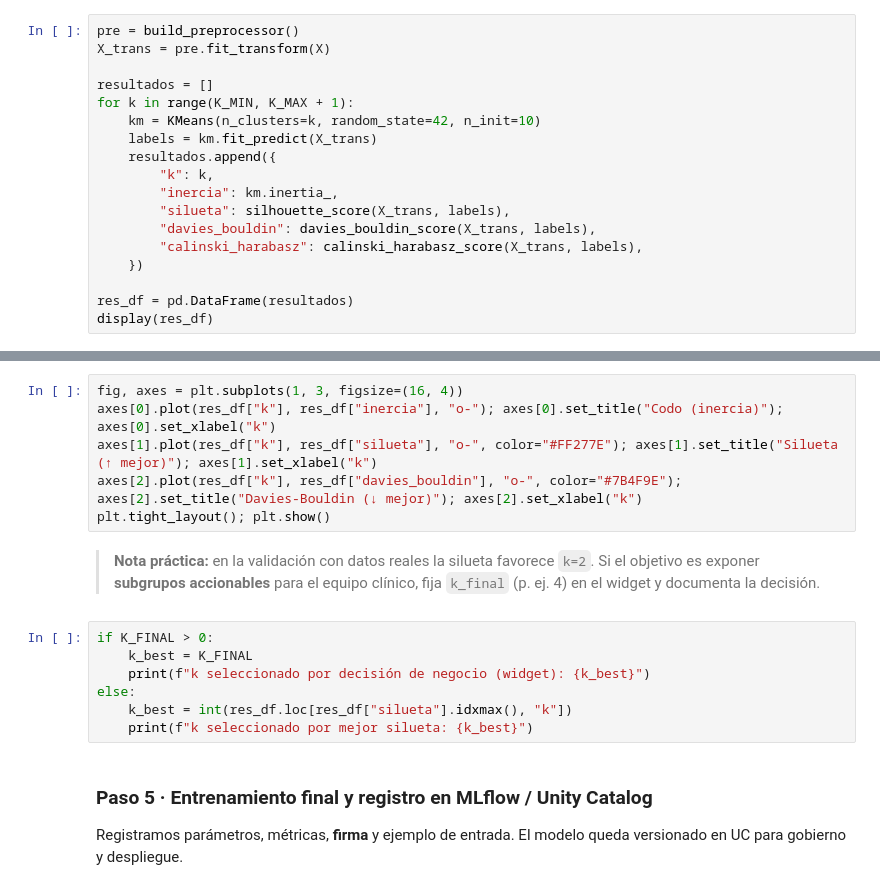
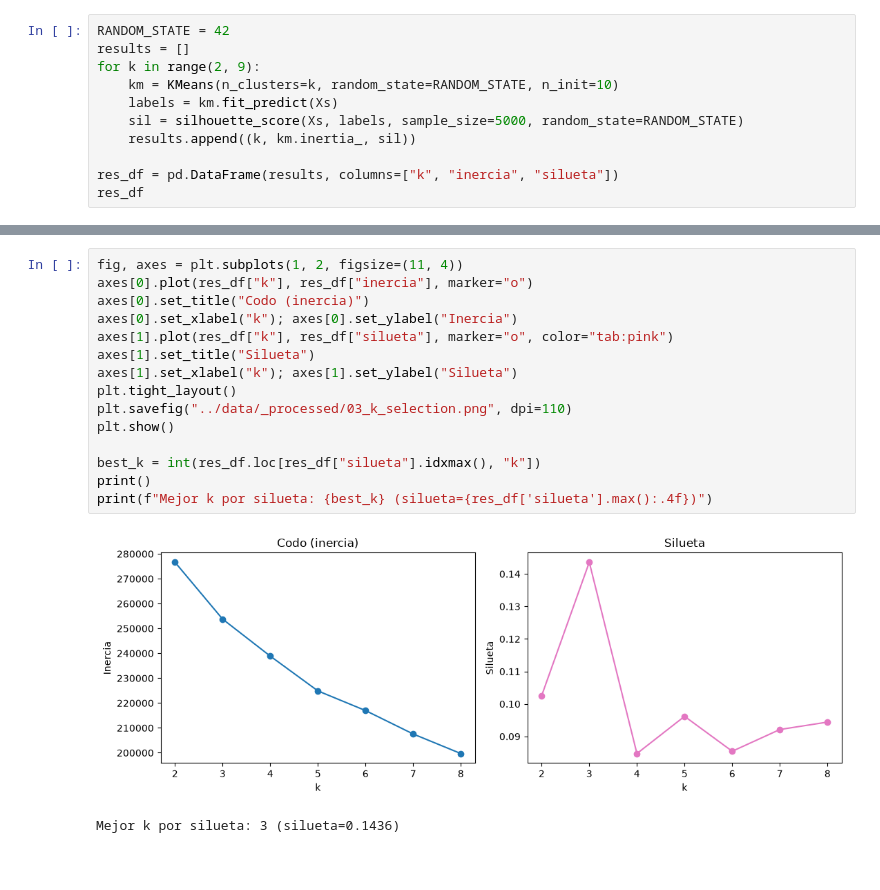
Before and after one commit to MiloComfama/FenotipoMedico, a Jupyter notebook: databricks/03_entrenamiento_clustering.ipynb, the cells around one changed output, grey strips where cells are left out. Cells and saved outputs as stored; diff of their text form; blank space fills up the shorter version.

```diff
--- a/databricks/03_entrenamiento_clustering.ipynb
+++ b/databricks/03_entrenamiento_clustering.ipynb
@@ -82,18 +37,11 @@ Entrenamos KMeans para cada *k* del rango y comparamos las métricas. **Interpre
 # %%
-pre = build_preprocessor()
-X_trans = pre.fit_transform(X)
+RANDOM_STATE = 42
+results = []
+for k in range(2, 9):
+    km = KMeans(n_clusters=k, random_state=RANDOM_STATE, n_init=10)
+    labels = km.fit_predict(Xs)
+    sil = silhouette_score(Xs, labels, sample_size=5000, random_state=RANDOM_STATE)
+    results.append((k, km.inertia_, sil))
 
-resultados = []
-for k in range(K_MIN, K_MAX + 1):
-    km = KMeans(n_clusters=k, random_state=42, n_init=10)
-    labels = km.fit_predict(X_trans)
-    resultados.append({
-        "k": k,
-        "inercia": km.inertia_,
-        "silueta": silhouette_score(X_trans, labels),
-        "davies_bouldin": davies_bouldin_score(X_trans, labels),
-        "calinski_harabasz": calinski_harabasz_score(X_trans, labels),
-    })
-
-res_df = pd.DataFrame(resultados)
-display(res_df)
+res_df = pd.DataFrame(results, columns=["k", "inercia", "silueta"])
+res_df
@@ -100,18 +57,18 @@ display(res_df)
 # %%
-fig, axes = plt.subplots(1, 3, figsize=(16, 4))
-axes[0].plot(res_df["k"], res_df["inercia"], "o-"); axes[0].set_title("Codo (inercia)"); axes[0].set_xlabel("k")
-axes[1].plot(res_df["k"], res_df["silueta"], "o-", color="#FF277E"); axes[1].set_title("Silueta (↑ mejor)"); axes[1].set_xlabel("k")
-axes[2].plot(res_df["k"], res_df["davies_bouldin"], "o-", color="#7B4F9E"); axes[2].set_title("Davies-Bouldin (↓ mejor)"); axes[2].set_xlabel("k")
-plt.tight_layout(); plt.show()
+fig, axes = plt.subplots(1, 2, figsize=(11, 4))
+axes[0].plot(res_df["k"], res_df["inercia"], marker="o")
+axes[0].set_title("Codo (inercia)")
+axes[0].set_xlabel("k"); axes[0].set_ylabel("Inercia")
+axes[1].plot(res_df["k"], res_df["silueta"], marker="o", color="tab:pink")
+axes[1].set_title("Silueta")
+axes[1].set_xlabel("k"); axes[1].set_ylabel("Silueta")
+plt.tight_layout()
+plt.savefig("../data/_processed/03_k_selection.png", dpi=110)
+plt.show()
+
+best_k = int(res_df.loc[res_df["silueta"].idxmax(), "k"])
+print()
+print(f"Mejor k por silueta: {best_k} (silueta={res_df['silueta'].max():.4f})")
+# %% [output]
+[figure, added]
+Mejor k por silueta: 3 (silueta=0.1436)
-# %% [markdown]
-> **Nota práctica:** en la validación con datos reales la silueta favorece `k=2`. Si el objetivo es exponer **subgrupos accionables** para el equipo clínico, fija `k_final` (p. ej. 4) en el widget y documenta la decisión.
-# %%
-if K_FINAL > 0:
-    k_best = K_FINAL
-    print(f"k seleccionado por decisión de negocio (widget): {k_best}")
-else:
-    k_best = int(res_df.loc[res_df["silueta"].idxmax(), "k"])
-    print(f"k seleccionado por mejor silueta: {k_best}")
-# %% [markdown]
-### Paso 5 · Entrenamiento final y registro en MLflow / Unity Catalog
-Registramos parámetros, métricas, **firma** y ejemplo de entrada. El modelo queda versionado en UC para gobierno y despliegue.
```
Also changed, not shown: parts of 21 cells of this notebook, 11 other files.
